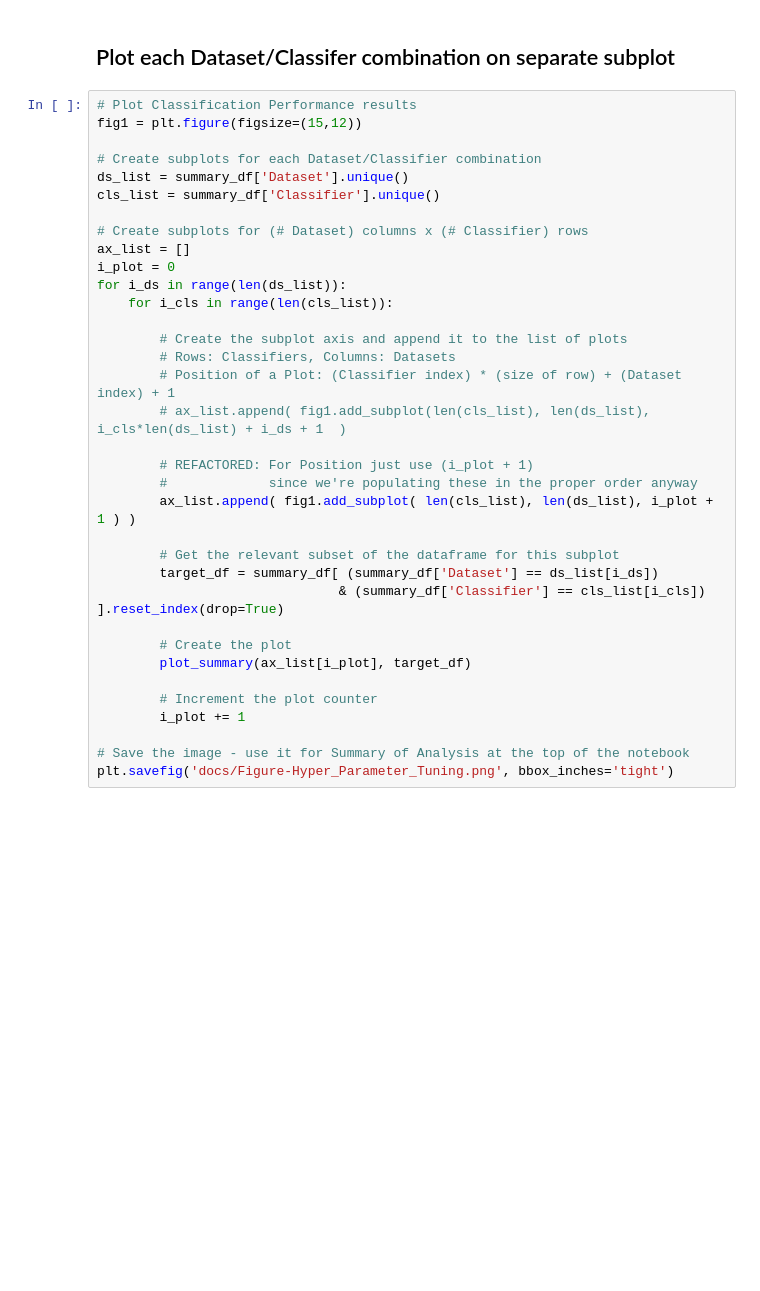
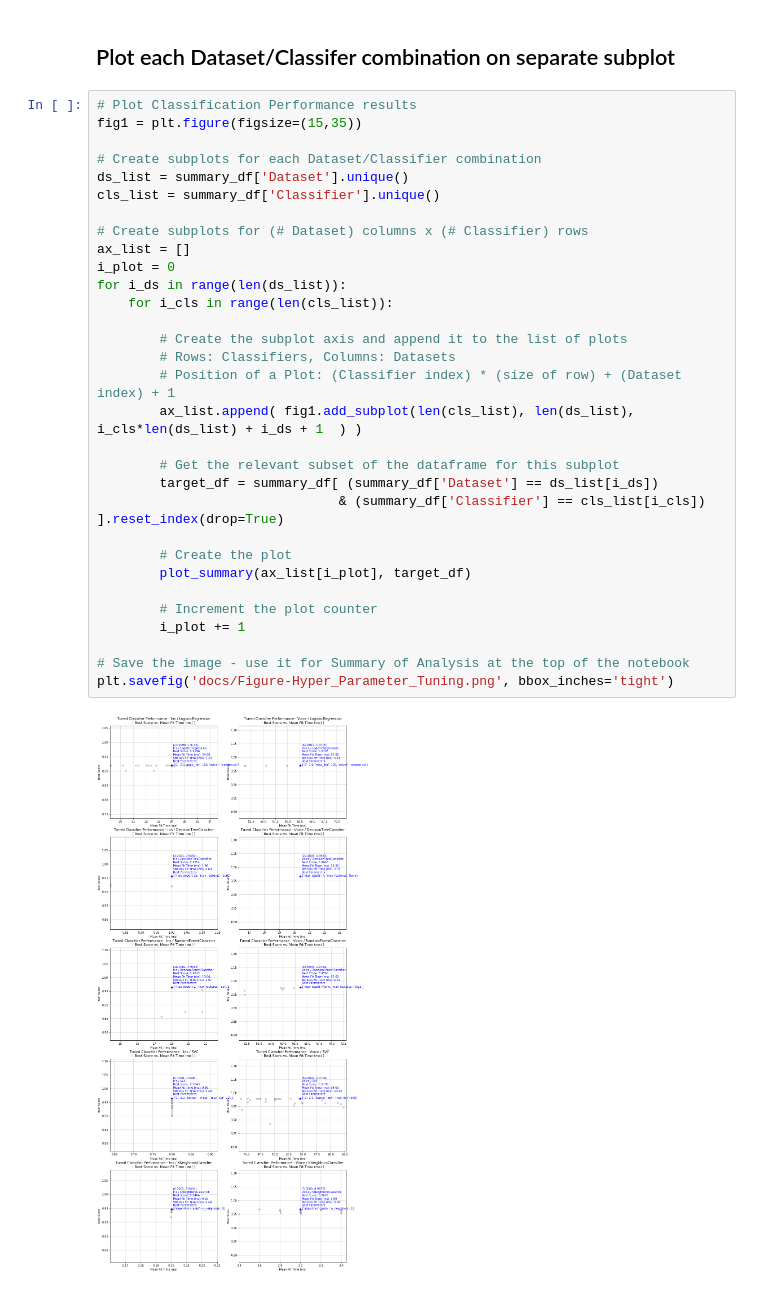
Before and after one commit to daddyjab/ML_Notes, a Jupyter notebook: 8-Hyper-Parameter Tuning.ipynb, the cells around one changed output. Saved outputs shown, nothing was run; the diff lists cells and outputs as text; blank space fills up the shorter version.

```diff
--- a/8-Hyper-Parameter Tuning.ipynb
+++ b/8-Hyper-Parameter Tuning.ipynb
@@ -529,39 +594,37 @@ TypeError: 'RangeIndex' object is not callable
 ## Plot each Dataset/Classifer combination on separate subplot
 # %%
 # Plot Classification Performance results
-fig1 = plt.figure(figsize=(15,12))
+fig1 = plt.figure(figsize=(15,35))
 
 # Create subplots for each Dataset/Classifier combination
 ds_list = summary_df['Dataset'].unique()
 cls_list = summary_df['Classifier'].unique()
 
 # Create subplots for (# Dataset) columns x (# Classifier) rows
 ax_list = []
 i_plot = 0
 for i_ds in range(len(ds_list)):
     for i_cls in range(len(cls_list)):
 
         # Create the subplot axis and append it to the list of plots
         # Rows: Classifiers, Columns: Datasets
         # Position of a Plot: (Classifier index) * (size of row) + (Dataset index) + 1
-        # ax_list.append( fig1.add_subplot(len(cls_list), len(ds_list), i_cls*len(ds_list) + i_ds + 1  )
-
-        # REFACTORED: For Position just use (i_plot + 1)
-        #             since we're populating these in the proper order anyway
-        ax_list.append( fig1.add_subplot( len(cls_list), len(ds_list), i_plot + 1 ) )
+        ax_list.append( fig1.add_subplot(len(cls_list), len(ds_list), i_cls*len(ds_list) + i_ds + 1  ) )
 
         # Get the relevant subset of the dataframe for this subplot
         target_df = summary_df[ (summary_df['Dataset'] == ds_list[i_ds])
                                & (summary_df['Classifier'] == cls_list[i_cls]) ].reset_index(drop=True)
 
         # Create the plot
         plot_summary(ax_list[i_plot], target_df)
 
         # Increment the plot counter
         i_plot += 1
 
 # Save the image - use it for Summary of Analysis at the top of the notebook
 plt.savefig('docs/Figure-Hyper_Parameter_Tuning.png', bbox_inches='tight')
+# %% [output]
+[figure, added]
 # %%
 # Create a dataframe to summarize overall results
 table_df = summary_df[['Dataset', 'Classifier', 'Best Score',
```
Also changed, not shown: parts of 15 cells of this notebook, 3 other files.
